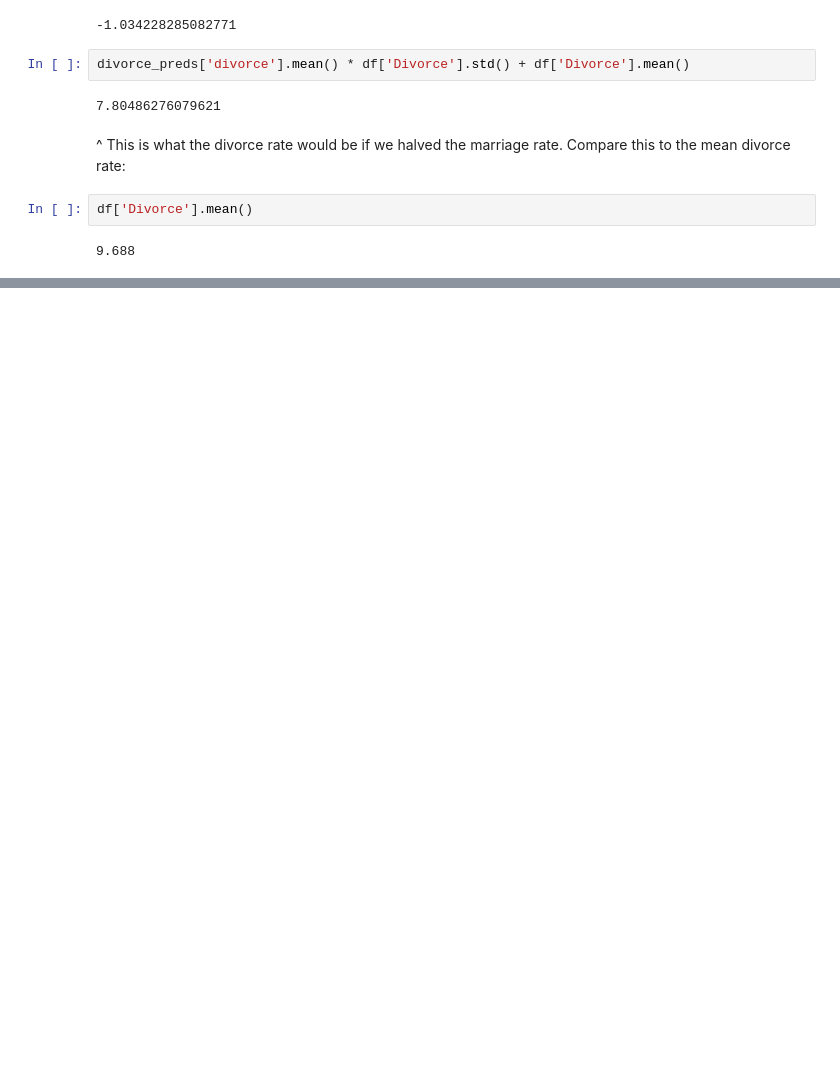
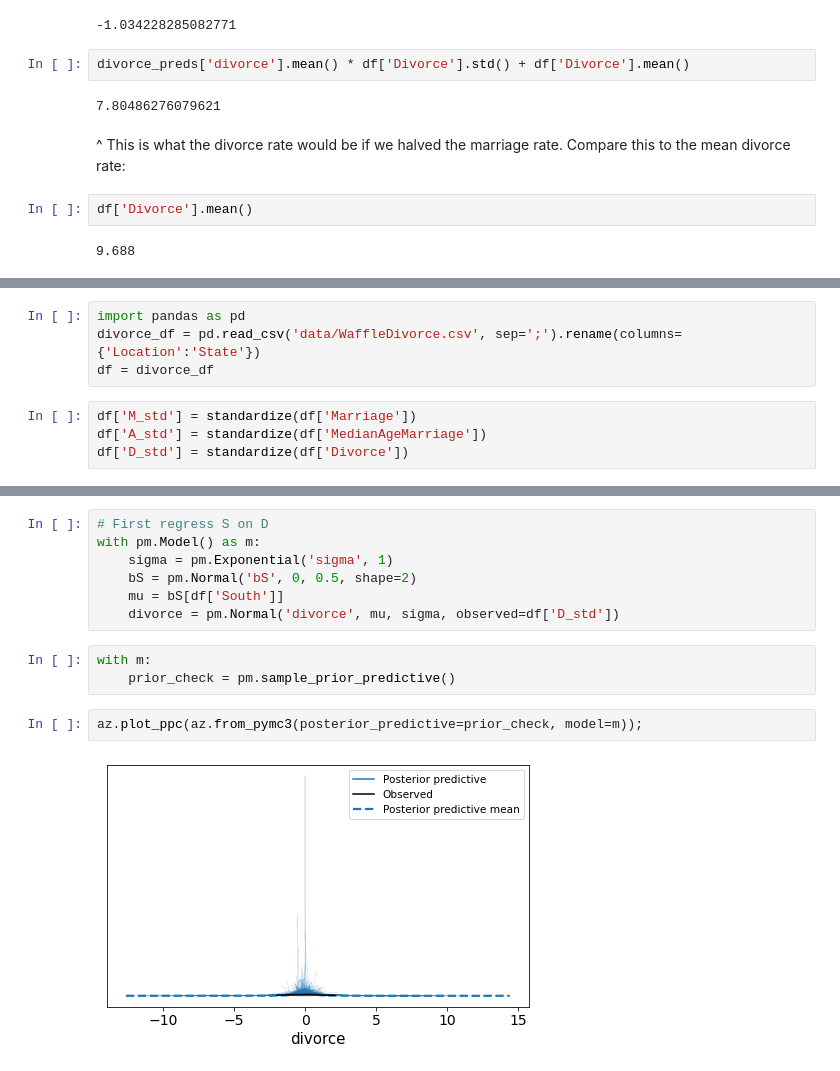
Before and after one commit to oadams/oadams.github.io, a Jupyter notebook: statistical_rethinking_solutions/ch5.ipynb, the cells around one changed output, grey strips where cells are left out. Cells and saved outputs as stored; diff of their text form; blank space fills up the shorter version.

```diff
--- a/statistical_rethinking_solutions/ch5.ipynb
+++ b/statistical_rethinking_solutions/ch5.ipynb
@@ -669,0 +867,8 @@ df['Divorce'].mean()
+# %%
+import pandas as pd
+divorce_df = pd.read_csv('data/WaffleDivorce.csv', sep=';').rename(columns={'Location':'State'})
+df = divorce_df
+# %%
+df['M_std'] = standardize(df['Marriage'])
+df['A_std'] = standardize(df['MedianAgeMarriage'])
+df['D_std'] = standardize(df['Divorce'])
@@ -669,0 +884,14 @@ df['Divorce'].mean()
+# %%
+# First regress S on D
+with pm.Model() as m:
+    sigma = pm.Exponential('sigma', 1)
+    bS = pm.Normal('bS', 0, 0.5, shape=2)
+    mu = bS[df['South']]
+    divorce = pm.Normal('divorce', mu, sigma, observed=df['D_std'])
+# %%
+with m:
+    prior_check = pm.sample_prior_predictive()
+# %%
+az.plot_ppc(az.from_pymc3(posterior_predictive=prior_check, model=m));
+# %% [output]
+[figure, added]
```
Also changed, not shown: parts of 66 cells of this notebook.
